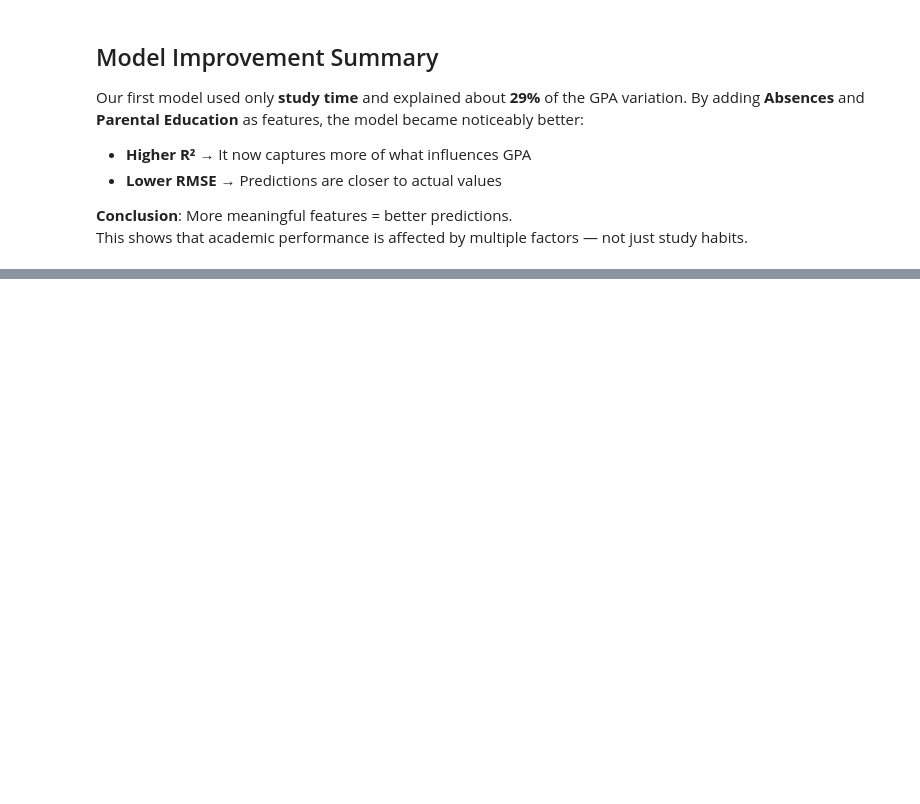
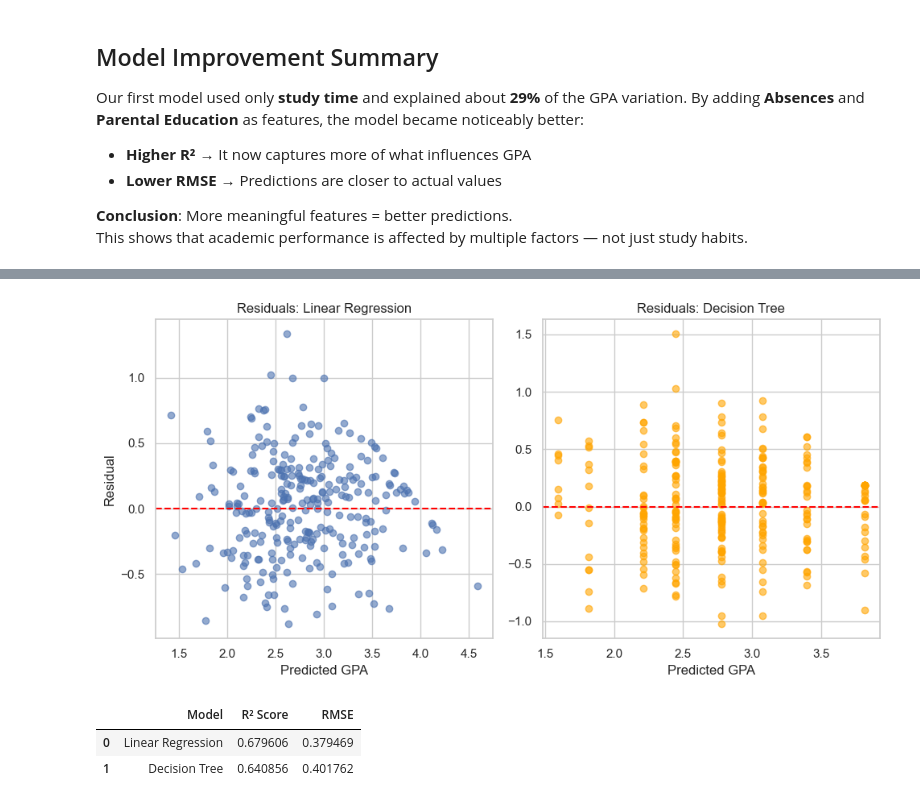
Before and after one commit to MarcusHjorth/BI-Exam-Student-Performance, a Jupyter notebook: Code/4_StudyTime_GPA_Prediction.ipynb, the cells around one changed output, grey strips where cells are left out. Cells and saved outputs as stored; diff of their text form; code cells hidden in the pictures; blank space fills up the shorter version.

```diff
--- a/Code/4_StudyTime_GPA_Prediction.ipynb
+++ b/Code/4_StudyTime_GPA_Prediction.ipynb
@@ -462,0 +497,11 @@ plt.show()
+# %%
+tree_model = DecisionTreeRegressor(max_depth=3, random_state=42)
+tree_model.fit(X_train, y_train)
+
+y_pred_tree = tree_model.predict(X_test)
+
+r2_tree = r2_score(y_test, y_pred_tree)
+rmse_tree = np.sqrt(mean_squared_error(y_test, y_pred_tree))
+
+print(f"Decision Tree R²: {r2_tree:.3f}")
+print(f"Decision Tree RMSE: {rmse_tree:.3f}")
@@ -462,0 +523,35 @@ plt.show()
+# %%
+# %%
+residuals_lr = y_test - y_pred
+residuals_tree = y_test - y_pred_tree
+
+plt.figure(figsize=(10,5))
+plt.subplot(1, 2, 1)
+plt.scatter(y_pred, residuals_lr, alpha=0.6)
+plt.axhline(0, color='red', linestyle='--')
+plt.title("Residuals: Linear Regression")
+plt.xlabel("Predicted GPA")
+plt.ylabel("Residual")
+
+plt.subplot(1, 2, 2)
+plt.scatter(y_pred_tree, residuals_tree, alpha=0.6, color='orange')
+plt.axhline(0, color='red', linestyle='--')
+plt.title("Residuals: Decision Tree")
+plt.xlabel("Predicted GPA")
+
+plt.tight_layout()
+plt.show()
+
+# %%
+results_df = pd.DataFrame({
+    'Model': ['Linear Regression', 'Decision Tree'],
+    'R² Score': [r2, r2_tree],
+    'RMSE': [rmse, rmse_tree]
+})
+
+results_df
+# %% [output]
+[figure, added]
+|  | Model | R² Score | RMSE |
+| 0 | Linear Regression | 0.679606 | 0.379469 |
+| 1 | Decision Tree | 0.640856 | 0.401762 |
```
Also changed, not shown: parts of 9 cells of this notebook, 1 other file.
